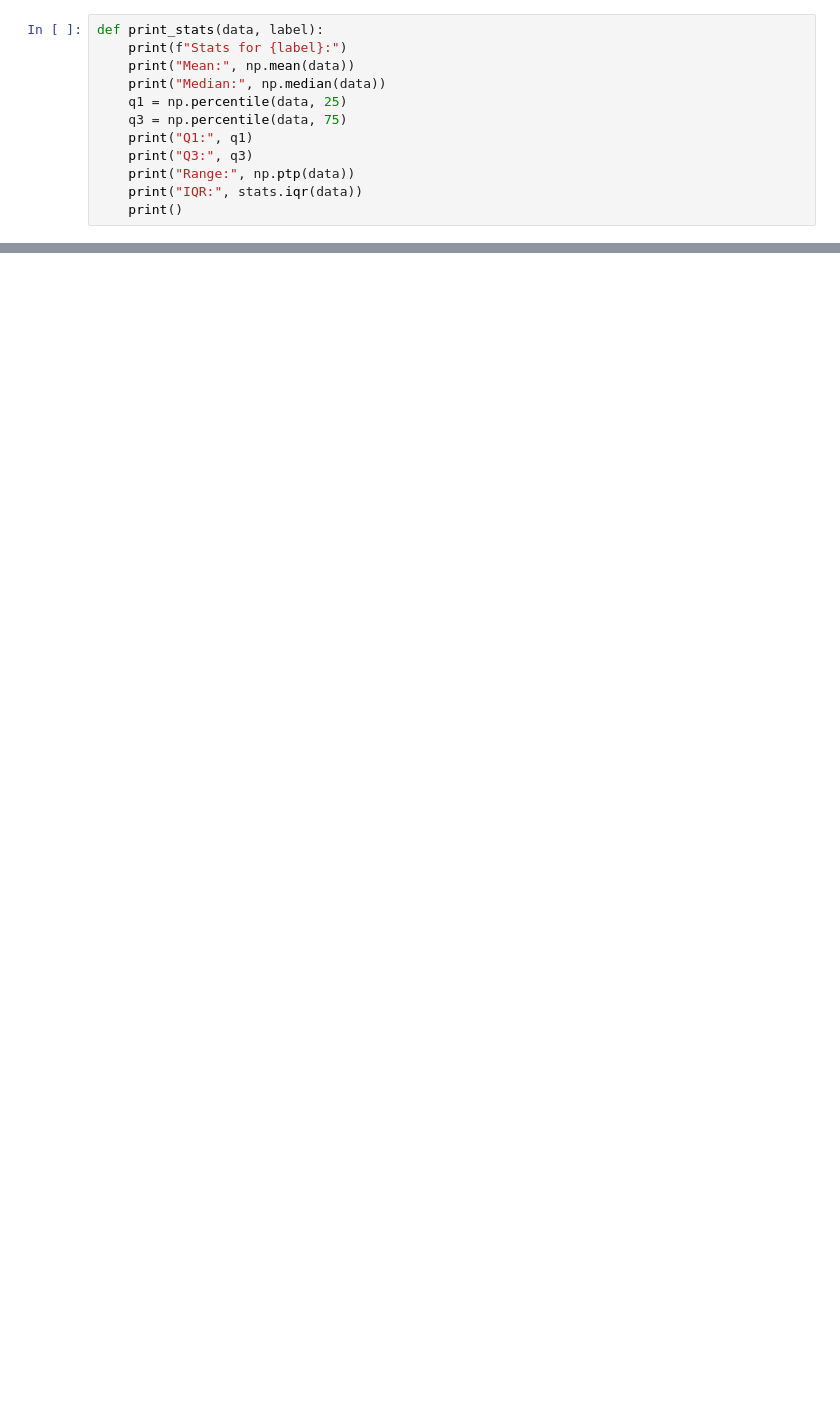
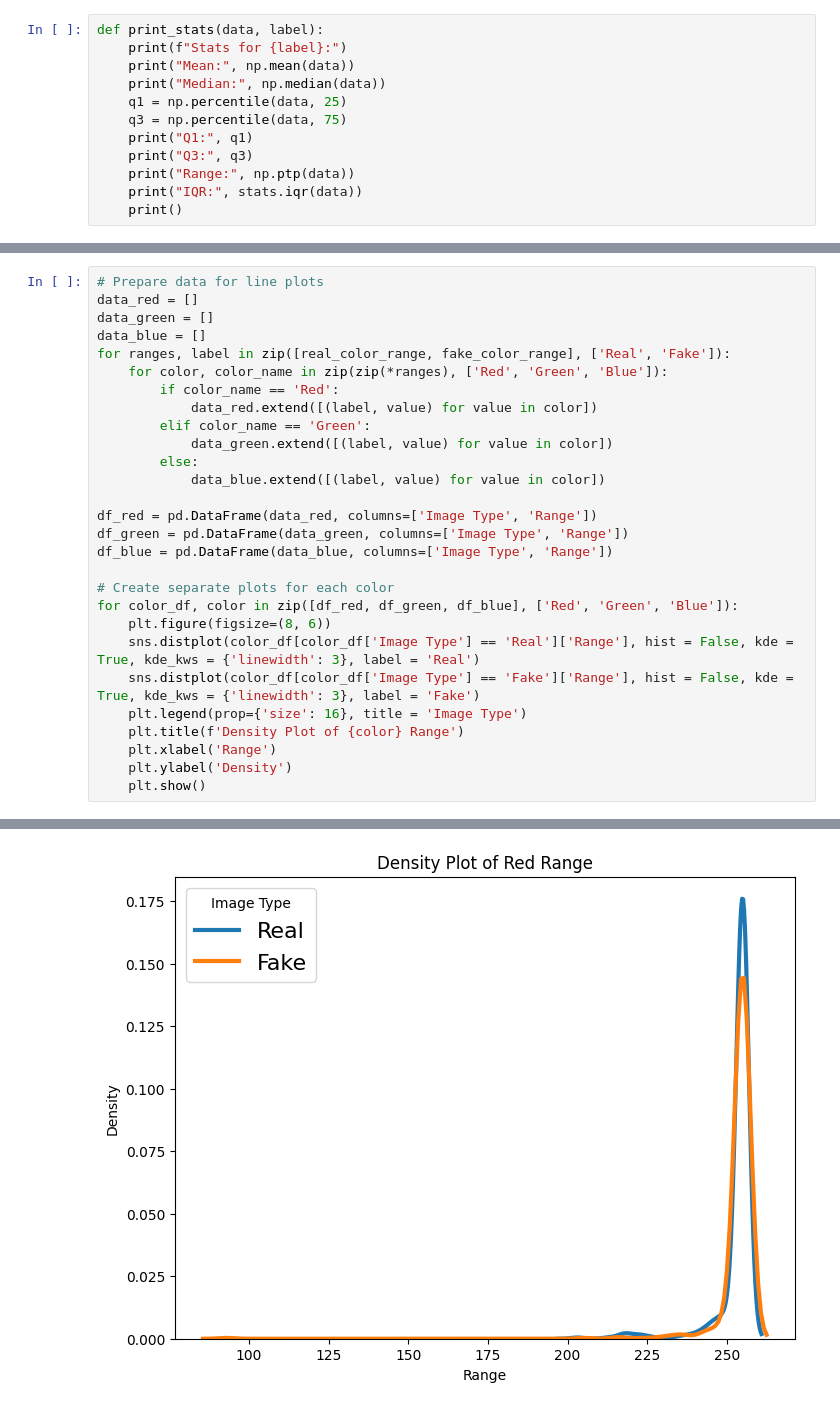
Before and after one commit to Hugogales/AI_image_classifier, a Jupyter notebook: analysis.ipynb, the cells around one changed output, grey strips where cells are left out. Saved outputs shown, nothing was run; the diff lists cells and outputs as text; blank space fills up the shorter version.

```diff
--- a/analysis.ipynb
+++ b/analysis.ipynb
@@ -306,0 +355,29 @@ plt.show()
+# %%
+# Prepare data for line plots
+data_red = []
+data_green = []
+data_blue = []
+for ranges, label in zip([real_color_range, fake_color_range], ['Real', 'Fake']):
+    for color, color_name in zip(zip(*ranges), ['Red', 'Green', 'Blue']):
+        if color_name == 'Red':
+            data_red.extend([(label, value) for value in color])
+        elif color_name == 'Green':
+            data_green.extend([(label, value) for value in color])
+        else:
+            data_blue.extend([(label, value) for value in color])
+
+df_red = pd.DataFrame(data_red, columns=['Image Type', 'Range'])
+df_green = pd.DataFrame(data_green, columns=['Image Type', 'Range'])
+df_blue = pd.DataFrame(data_blue, columns=['Image Type', 'Range'])
+
+# Create separate plots for each color
+for color_df, color in zip([df_red, df_green, df_blue], ['Red', 'Green', 'Blue']):
+    plt.figure(figsize=(8, 6))
+    sns.distplot(color_df[color_df['Image Type'] == 'Real']['Range'], hist = False, kde = True, kde_kws = {'linewidth': 3}, label = 'Real')
+    sns.distplot(color_df[color_df['Image Type'] == 'Fake']['Range'], hist = False, kde = True, kde_kws = {'linewidth': 3}, label = 'Fake')
+    plt.legend(prop={'size': 16}, title = 'Image Type')
+    plt.title(f'Density Plot of {color} Range')
+    plt.xlabel('Range')
+    plt.ylabel('Density')
+    plt.show()
+# %% [output]
@@ -306,0 +403 @@ plt.show()
+[figure, added]
```
Also changed, not shown: parts of 34 cells of this notebook.
